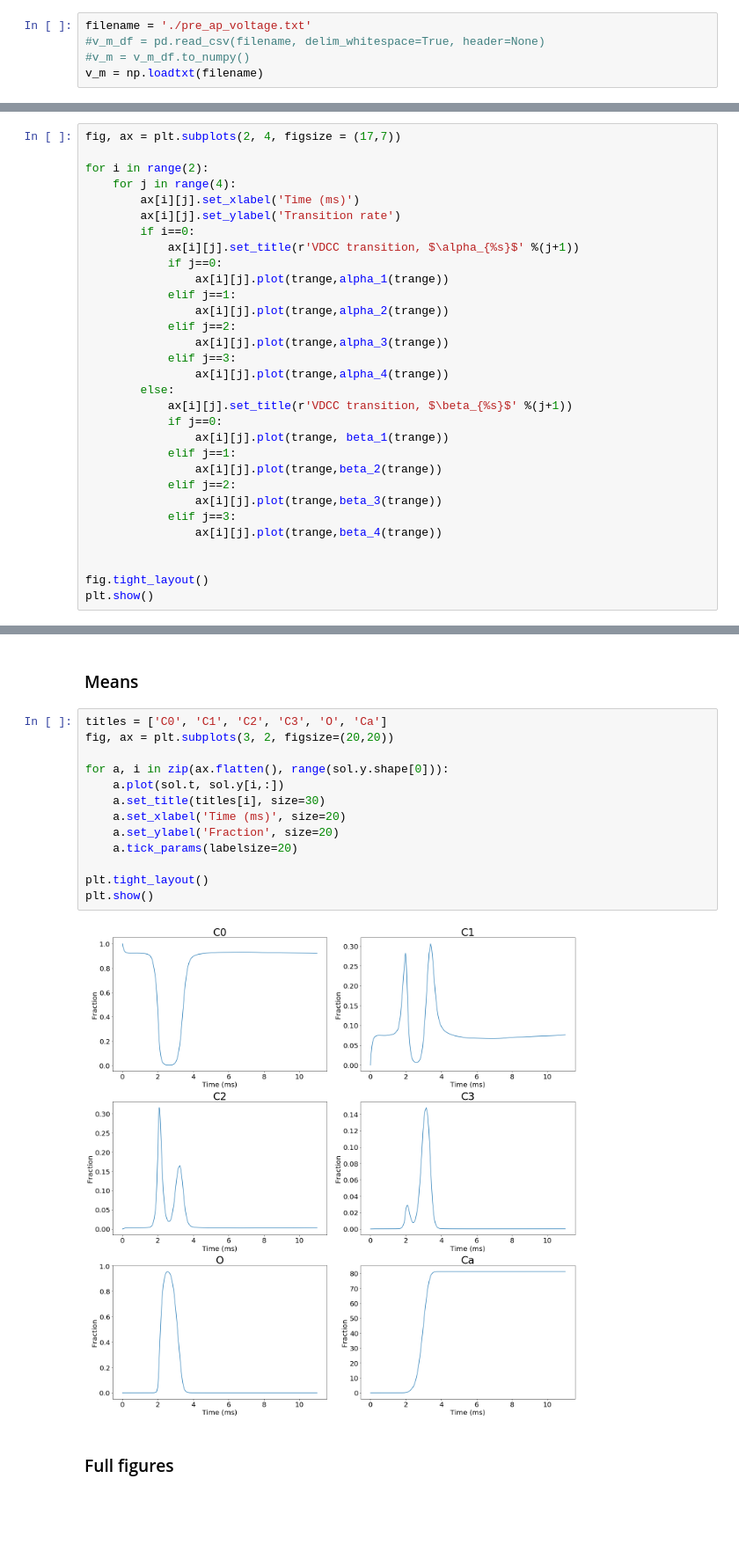
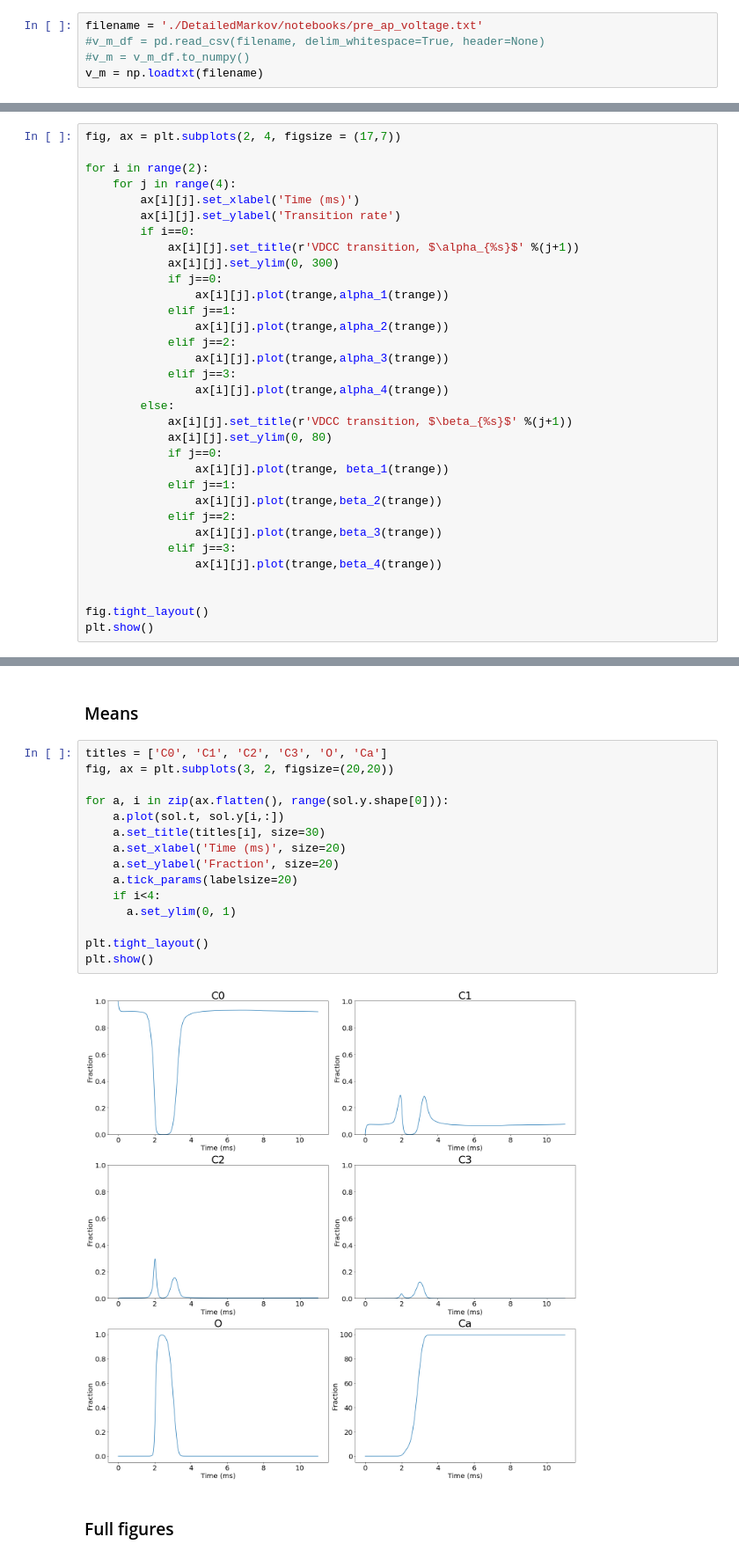
Before and after one commit to 3x10e8/DetailedMarkov, a Jupyter notebook: notebooks/DetailedMarkovModel.ipynb, the cells around one changed output, grey strips where cells are left out. Shown at 88% size. Drawn from its saved outputs; the diff is of its cells as text; blank space fills up the shorter version.

```diff
--- a/notebooks/DetailedMarkovModel.ipynb
+++ b/notebooks/DetailedMarkovModel.ipynb
@@ -17,7 +42,7 @@ First, we will look at the Markov model for the voltage gated calcium channels
 ## Voltage Waveform
 First, we want to look at the action potential voltage waveform being used to drive the state transitions of the VDCCs. This waveform data was generated using NEURON.
 # %%
-filename = './pre_ap_voltage.txt'
+filename = './DetailedMarkov/notebooks/pre_ap_voltage.txt'
 #v_m_df = pd.read_csv(filename, delim_whitespace=True, header=None)
 #v_m = v_m_df.to_numpy()
 v_m = np.loadtxt(filename)
@@ -207,6 +284,7 @@ for i in range(2):
         ax[i][j].set_ylabel('Transition rate')
         if i==0:
             ax[i][j].set_title(r'VDCC transition, $\alpha_{%s}$' %(j+1))
+            ax[i][j].set_ylim(0, 300)
             if j==0:
                 ax[i][j].plot(trange,alpha_1(trange))
             elif j==1:
@@ -217,6 +295,7 @@ for i in range(2):
                 ax[i][j].plot(trange,alpha_4(trange))
         else:
             ax[i][j].set_title(r'VDCC transition, $\beta_{%s}$' %(j+1))
+            ax[i][j].set_ylim(0, 80)
             if j==0:
                 ax[i][j].plot(trange, beta_1(trange))
             elif j==1:
@@ -312,18 +383,20 @@ The ODE solutions are effectively the mean result as the number of trials and/or
 # %%
 titles = ['C0', 'C1', 'C2', 'C3', 'O', 'Ca']
 fig, ax = plt.subplots(3, 2, figsize=(20,20))
 
 for a, i in zip(ax.flatten(), range(sol.y.shape[0])):
     a.plot(sol.t, sol.y[i,:])
     a.set_title(titles[i], size=30)
     a.set_xlabel('Time (ms)', size=20)
     a.set_ylabel('Fraction', size=20)
     a.tick_params(labelsize=20)
+    if i<4:
+      a.set_ylim(0, 1)
 
 plt.tight_layout()
 plt.show()
 # %% [output]
-[figure, old version]
+[figure, new version]
 # %% [markdown]
 ### Full figures
 # %%
```
Also changed, not shown: parts of 27 cells of this notebook.
